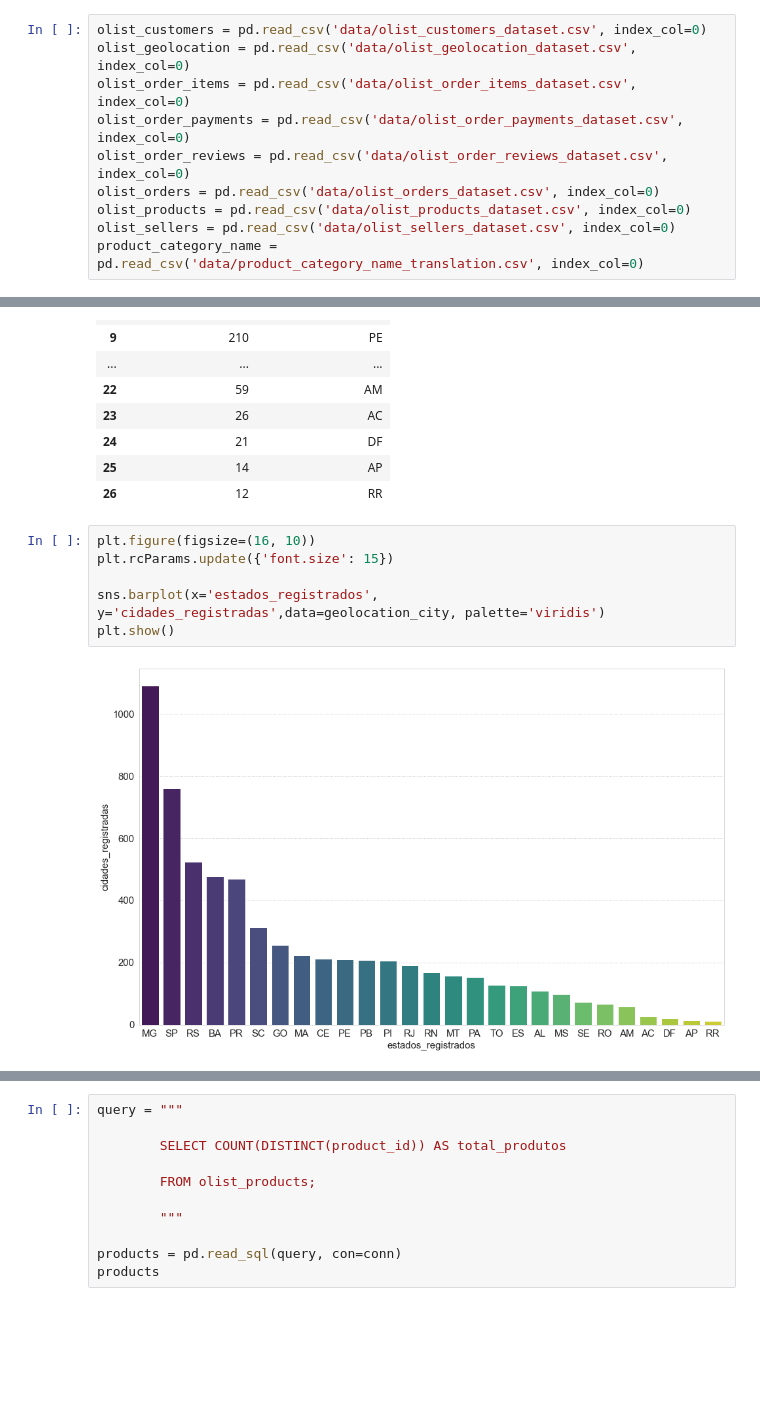
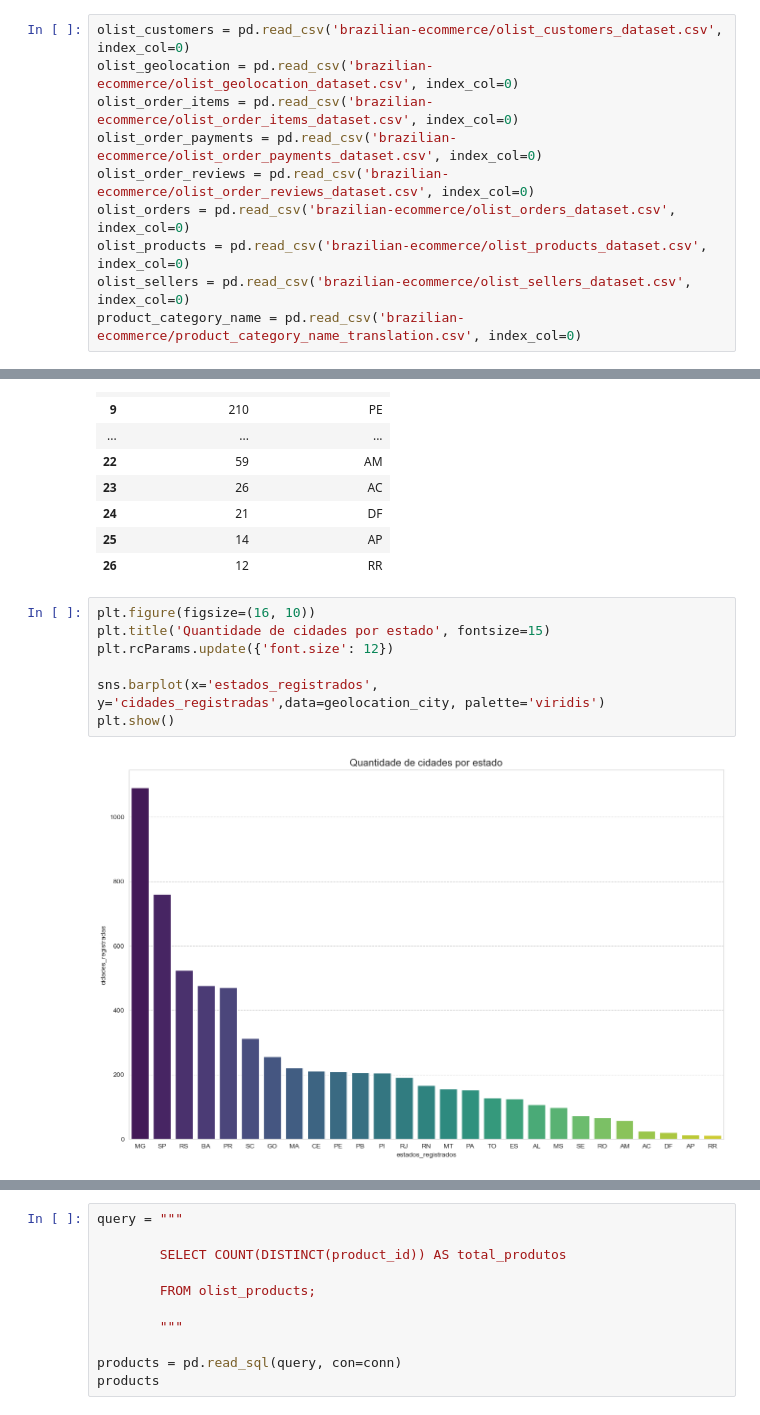
Before and after one commit to deborabmfreitas/projeto-sql, a Jupyter notebook: projeto-sql.ipynb, the cells around one changed output, grey strips where cells are left out. Saved outputs shown, nothing was run; the diff lists cells and outputs as text; blank space fills up the shorter version.

```diff
--- a/projeto-sql.ipynb
+++ b/projeto-sql.ipynb
@@ -14,11 +29,11 @@ import matplotlib.pyplot as plt
 # %%
-olist_customers = pd.read_csv('data/olist_customers_dataset.csv', index_col=0)
-olist_geolocation = pd.read_csv('data/olist_geolocation_dataset.csv', index_col=0)
-olist_order_items = pd.read_csv('data/olist_order_items_dataset.csv', index_col=0)
-olist_order_payments = pd.read_csv('data/olist_order_payments_dataset.csv', index_col=0)
-olist_order_reviews = pd.read_csv('data/olist_order_reviews_dataset.csv', index_col=0)
-olist_orders = pd.read_csv('data/olist_orders_dataset.csv', index_col=0)
-olist_products = pd.read_csv('data/olist_products_dataset.csv', index_col=0)
-olist_sellers = pd.read_csv('data/olist_sellers_dataset.csv', index_col=0)
-product_category_name = pd.read_csv('data/product_category_name_translation.csv', index_col=0)
+olist_customers = pd.read_csv('brazilian-ecommerce/olist_customers_dataset.csv', index_col=0)
+olist_geolocation = pd.read_csv('brazilian-ecommerce/olist_geolocation_dataset.csv', index_col=0)
+olist_order_items = pd.read_csv('brazilian-ecommerce/olist_order_items_dataset.csv', index_col=0)
+olist_order_payments = pd.read_csv('brazilian-ecommerce/olist_order_payments_dataset.csv', index_col=0)
+olist_order_reviews = pd.read_csv('brazilian-ecommerce/olist_order_reviews_dataset.csv', index_col=0)
+olist_orders = pd.read_csv('brazilian-ecommerce/olist_orders_dataset.csv', index_col=0)
+olist_products = pd.read_csv('brazilian-ecommerce/olist_products_dataset.csv', index_col=0)
+olist_sellers = pd.read_csv('brazilian-ecommerce/olist_sellers_dataset.csv', index_col=0)
+product_category_name = pd.read_csv('brazilian-ecommerce/product_category_name_translation.csv', index_col=0)
 # %% [markdown]
@@ -398,10 +473,11 @@ geolocation_city
 | 26 | 12 | RR |
 # %%
 plt.figure(figsize=(16, 10))
-plt.rcParams.update({'font.size': 15})
+plt.title('Quantidade de cidades por estado', fontsize=15)
+plt.rcParams.update({'font.size': 12})
 
 sns.barplot(x='estados_registrados', y='cidades_registradas',data=geolocation_city, palette='viridis')
 plt.show()
 # %% [output]
-[figure, old version]
+[figure, new version]
 # %% [markdown]
```
Also changed, not shown: parts of 126 cells of this notebook, 24 other files.
